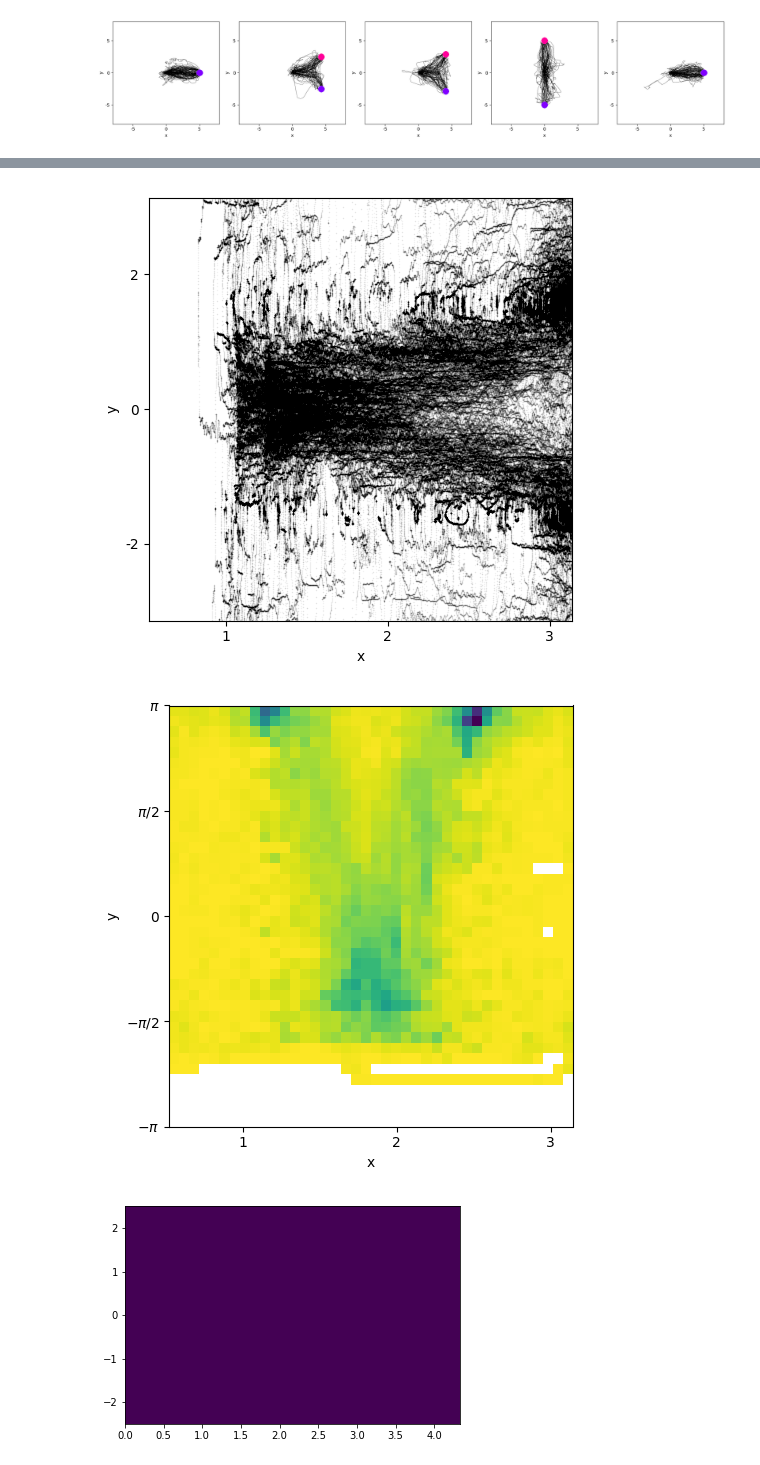
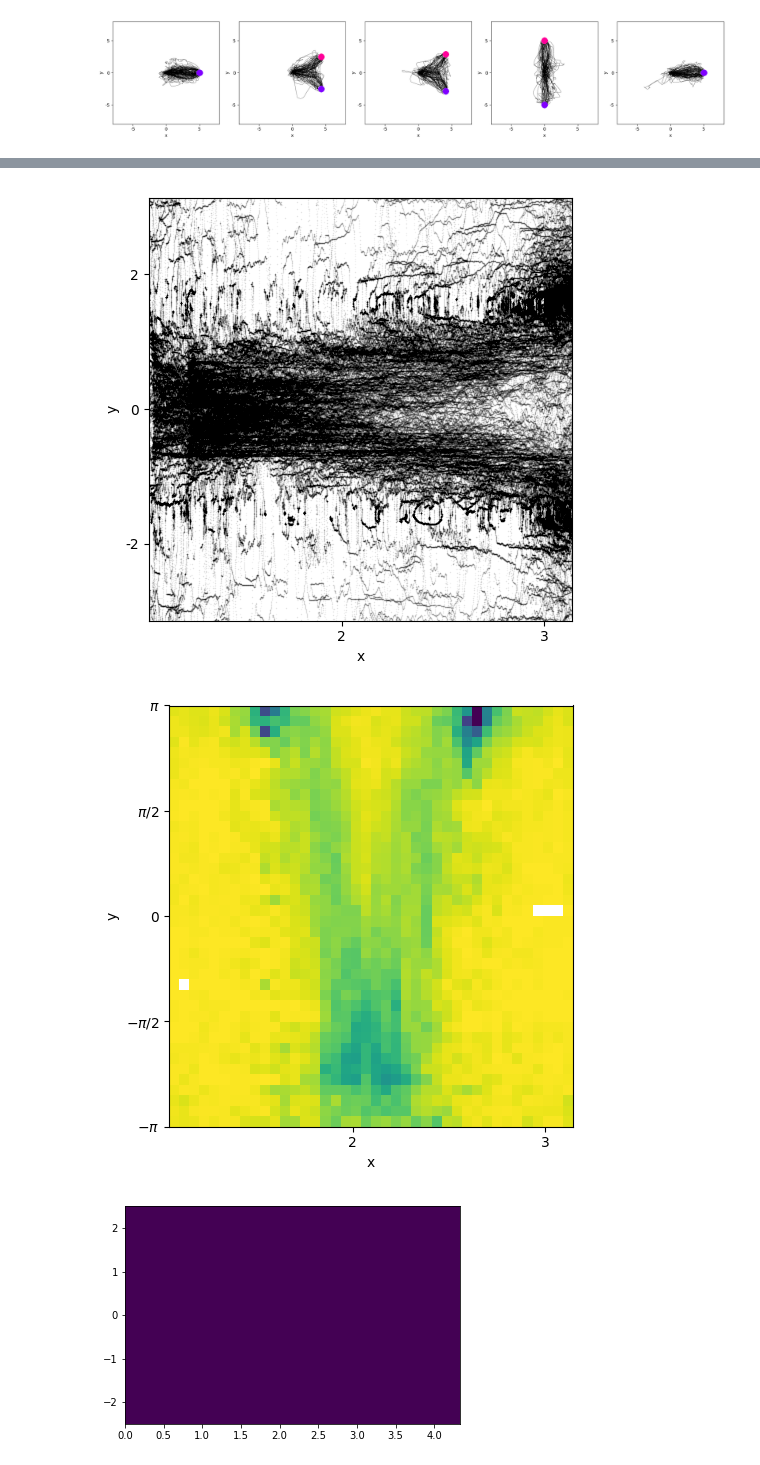
Before and after one commit to RnoB/fly-matrix, a Jupyter notebook: MalkoFly.ipynb, the cells around one changed output, grey strips where cells are left out. Saved outputs shown, nothing was run; the diff lists cells and outputs as text; code cells hidden in the pictures.

Commit message:
updated two post figures

```diff
--- a/MalkoFly.ipynb
+++ b/MalkoFly.ipynb
@@ -143,17 +143,17 @@ for x in range(1, xTab-1):
     app_ang = xs if x == 1 else np.concatenate((app_ang, xs), axis=0)
     direc = ys if x == 1 else np.concatenate((direc, ys), axis=0)
 
-    fig, ax = mf.pb.plot(xs, ys, fig = fig, ax = ax, xlim = (np.pi/6,np.pi), markers = True,
+    fig, ax = mf.pb.plot(xs, ys, fig = fig, ax = ax, xlim = (np.pi/3,np.pi), markers = True,
                          markerSize = 1, alpha = 0.05, hold = hold)
 
 mf.pb.plt.savefig('/mnt/ssd1/Documents/Vivek/flyVR/fly-matrix/figures/dir_vs_apparent_ang' + str(nPosts) + '.png', format='png', dpi=300)
 # %% [output]
-[figure, old version]
+[figure, new version]
 # %%
-fig = mf.pb.katzPlot(app_ang, direc, xlim=(np.pi/6,np.pi), ylim=(-np.pi,np.pi), aspect='auto')
+fig = mf.pb.katzPlot(app_ang, direc, xlim=(np.pi/3,np.pi), ylim=(-np.pi,np.pi), aspect='auto')
 mf.pb.plt.savefig('/mnt/ssd1/Documents/Vivek/flyVR/fly-matrix/figures/katz_dir_vs_apparent_ang_' + str(nPosts) + '.png', format='png', dpi=300)
 # %% [output]
-[figure, old version]
+[figure, new version]
 # %%
 if nPosts == 2:
     xs = all_experiments.get((0,1,)).metaFish['x'][:,0]
```
Also changed, not shown: parts of 7 cells of this notebook, 8 other files.
